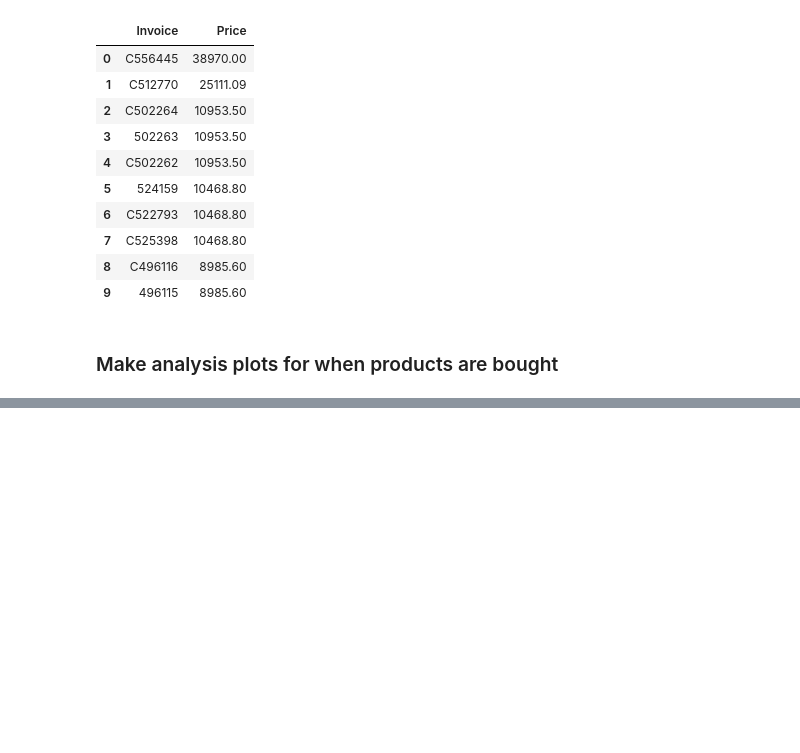
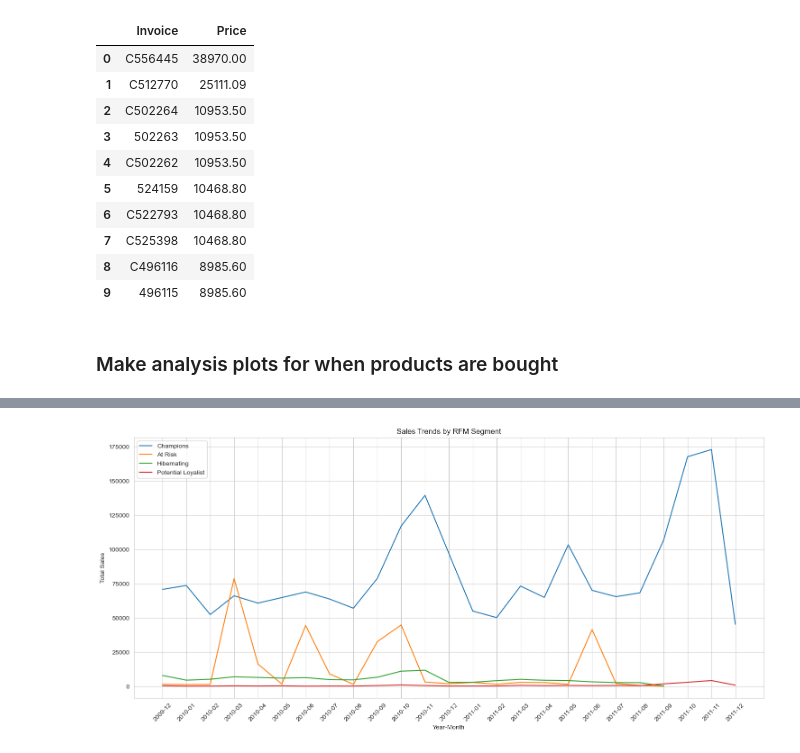
Before and after one commit to saiyam-shah/Customer_Lifetime_Value, a Jupyter notebook: CLV First Draft.ipynb, the cells around one changed output, grey strips where cells are left out. Drawn from its saved outputs; the diff is of its cells as text; code cells hidden in the pictures; blank space fills up the shorter version.

```diff
--- a/CLV First Draft.ipynb
+++ b/CLV First Draft.ipynb
@@ -133 +134,3 @@ df_analysis
 824364 rows × 13 columns
+# %%
+snapshot_date = max(df_analysis['InvoiceDate']) +pd.DateOffset(days=1)
@@ -133,0 +233,18 @@ df_analysis
+# %%
+segt_map = {
+    r'[1-2][1-2][1-2]': 'Hibernating',
+    r'[1-2][1-2][3-4]': 'At Risk',
+    r'[1-2][3-4][1-2]': 'Can’t Lose Them',
+    r'[1-2][3-4][3-4]': 'About To Sleep',
+    r'[3-4][1-2][1-2]': 'Lost Cheap Customers',
+    r'[3-4][1-2][3-4]': 'Lost Customers',
+    r'[3-4][3-4][1-2]': 'Potential Loyalist',
+    r'[3-4][3-4][3-4]': 'Champions'
+}
+
+rfm['Segment'] = rfm['R_Score'].astype(str) + rfm['F_Score'].astype(str) + rfm['M_Score'].astype(str)
+rfm['Segment'] = rfm['Segment'].replace(segt_map, regex=True)
+
+segment_counts = rfm['Segment'].value_counts().sort_values(ascending=True)
+
+segment_counts
@@ -133,0 +328,31 @@ df_analysis
+# %%
+rfm['RFM_Segment'] = rfm['R_Score'].astype(str) + rfm['F_Score'].astype(str) + rfm['M_Score'].astype(str)
+rfm['Segment'] = rfm['RFM_Segment'].replace(segt_map, regex=True)
+
+df_analysis_with_segment = df_analysis.merge(rfm[['Customer ID', 'Segment']], on='Customer ID', how='left')
+
+df_analysis_with_segment['YearMonth'] = df_analysis_with_segment['InvoiceDate'].dt.to_period('M')
+
+time_series_data = df_analysis_with_segment.groupby(['YearMonth', 'Segment']).agg({
+    'Price': 'sum',
+    'Invoice': 'nunique',
+    'Customer ID': 'nunique'
+}).reset_index()
+
+time_series_pivot = time_series_data.pivot_table(index='YearMonth', columns='Segment', values='Price')
+
+segments_to_plot = ['Champions', 'At Risk', 'Hibernating', 'Potential Loyalist']
+time_series_pivot = time_series_pivot[segments_to_plot]
+
+plt.figure(figsize=(15, 7))
+for segment in segments_to_plot:
+    plt.plot(time_series_pivot.index.astype(str), time_series_pivot[segment], label=segment)
+
+plt.title('Sales Trends by RFM Segment')
+plt.xlabel('Year-Month')
+plt.ylabel('Total Sales')
+plt.legend()
+plt.xticks(rotation=45)
+plt.tight_layout()
+# %% [output]
+[figure, added]
```
Also changed, not shown: parts of 19 cells of this notebook.
